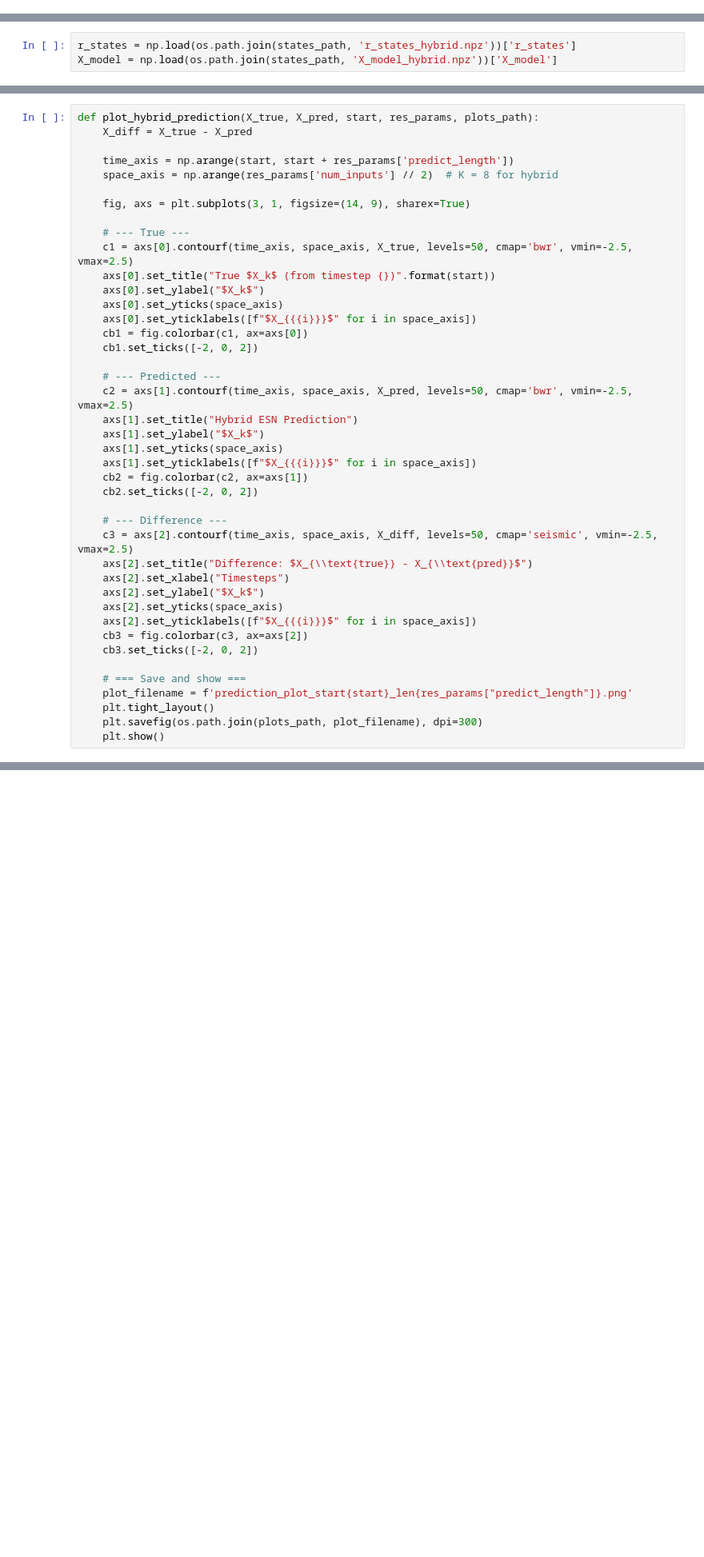
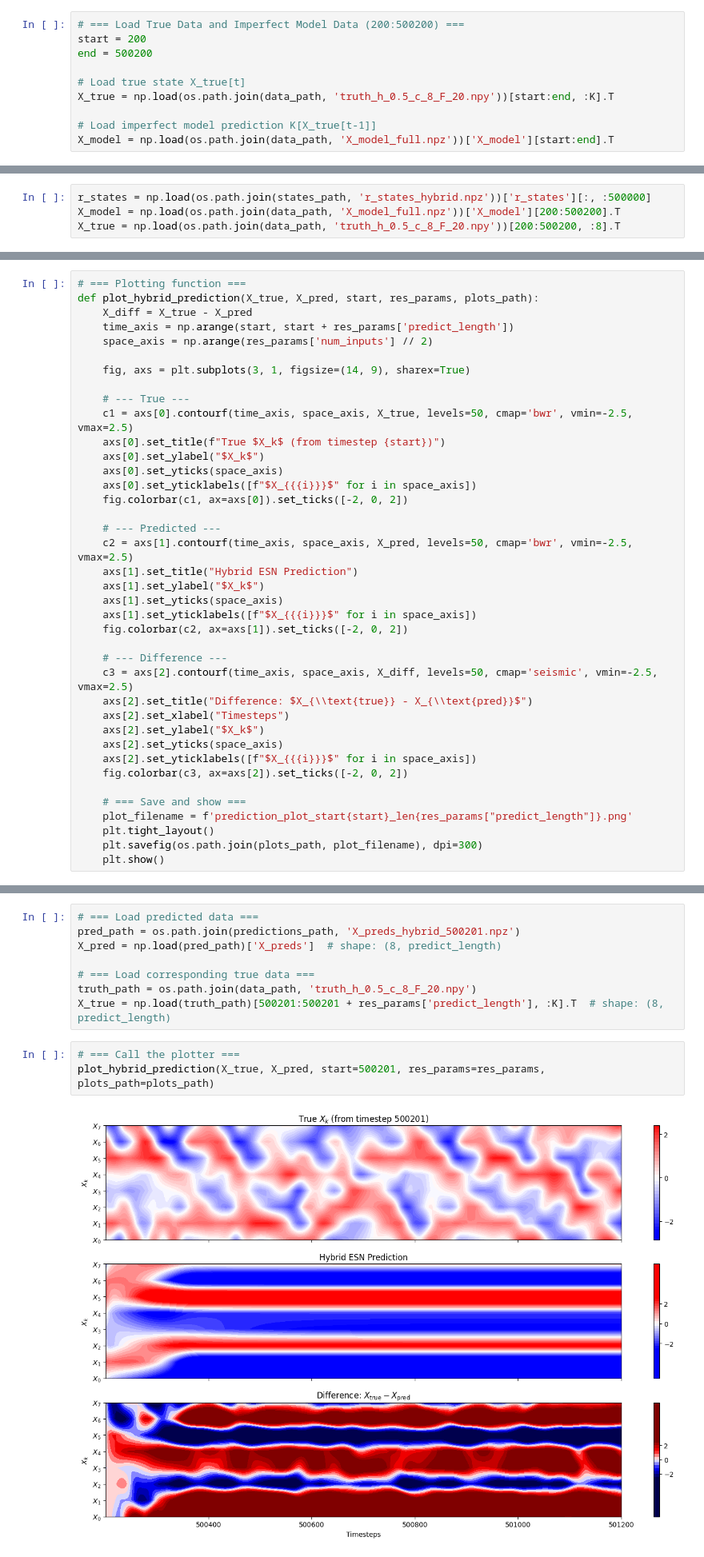
Before and after one commit to mcvlix/lorenz-96-hybrid-esn, a Jupyter notebook: hybrid_rcesn.ipynb, the cells around one changed output, grey strips where cells are left out. Shown: that part at 80% size. Drawn from its saved outputs; the diff is of its cells as text; blank space fills up the shorter version.

Commit message:
trained hybrid esn

```diff
--- a/hybrid_rcesn.ipynb
+++ b/hybrid_rcesn.ipynb
@@ -273,3 +362,13 @@ Win = build_input_weights(res_params['N'], res_params['num_inputs'], res_params[
 # %% [output]
 Generating Reservoir
 Building Input Weights
+# %%
+# === Load True Data and Imperfect Model Data (200:500200) ===
+start = 200
+end = 500200
+
+# Load true state X_true[t]
+X_true = np.load(os.path.join(data_path, 'truth_h_0.5_c_8_F_20.npy'))[start:end, :K].T
+
+# Load imperfect model prediction K[X_true[t-1]]
+X_model = np.load(os.path.join(data_path, 'X_model_full.npz'))['X_model'][start:end].T
@@ -293,3 +420,4 @@ gc.collect()
 # %%
-r_states = np.load(os.path.join(states_path, 'r_states_hybrid.npz'))['r_states']
-X_model = np.load(os.path.join(states_path, 'X_model_hybrid.npz'))['X_model']
+r_states = np.load(os.path.join(states_path, 'r_states_hybrid.npz'))['r_states'][:, :500000]
+X_model = np.load(os.path.join(data_path, 'X_model_full.npz'))['X_model'][200:500200].T
+X_true = np.load(os.path.join(data_path, 'truth_h_0.5_c_8_F_20.npy'))[200:500200, :8].T
@@ -436,20 +602,19 @@ gc.collect()
 # %%
+# === Plotting function ===
 def plot_hybrid_prediction(X_true, X_pred, start, res_params, plots_path):
     X_diff = X_true - X_pred
-
     time_axis = np.arange(start, start + res_params['predict_length'])
-    space_axis = np.arange(res_params['num_inputs'] // 2)  # K = 8 for hybrid
+    space_axis = np.arange(res_params['num_inputs'] // 2)
 
     fig, axs = plt.subplots(3, 1, figsize=(14, 9), sharex=True)
 
     # --- True ---
     c1 = axs[0].contourf(time_axis, space_axis, X_true, levels=50, cmap='bwr', vmin=-2.5, vmax=2.5)
-    axs[0].set_title("True $X_k$ (from timestep {})".format(start))
+    axs[0].set_title(f"True $X_k$ (from timestep {start})")
     axs[0].set_ylabel("$X_k$")
     axs[0].set_yticks(space_axis)
     axs[0].set_yticklabels([f"$X_{{{i}}}$" for i in space_axis])
-    cb1 = fig.colorbar(c1, ax=axs[0])
-    cb1.set_ticks([-2, 0, 2])
+    fig.colorbar(c1, ax=axs[0]).set_ticks([-2, 0, 2])
 
     # --- Predicted ---
     c2 = axs[1].contourf(time_axis, space_axis, X_pred, levels=50, cmap='bwr', vmin=-2.5, vmax=2.5)
@@ -457,8 +622,7 @@ def plot_hybrid_prediction(X_true, X_pred, start, res_params, plots_path):
     axs[1].set_ylabel("$X_k$")
     axs[1].set_yticks(space_axis)
     axs[1].set_yticklabels([f"$X_{{{i}}}$" for i in space_axis])
-    cb2 = fig.colorbar(c2, ax=axs[1])
-    cb2.set_ticks([-2, 0, 2])
+    fig.colorbar(c2, ax=axs[1]).set_ticks([-2, 0, 2])
 
     # --- Difference ---
     c3 = axs[2].contourf(time_axis, space_axis, X_diff, levels=50, cmap='seismic', vmin=-2.5, vmax=2.5)
@@ -467,8 +631,7 @@ def plot_hybrid_prediction(X_true, X_pred, start, res_params, plots_path):
     axs[2].set_ylabel("$X_k$")
     axs[2].set_yticks(space_axis)
     axs[2].set_yticklabels([f"$X_{{{i}}}$" for i in space_axis])
-    cb3 = fig.colorbar(c3, ax=axs[2])
-    cb3.set_ticks([-2, 0, 2])
+    fig.colorbar(c3, ax=axs[2]).set_ticks([-2, 0, 2])
 
     # === Save and show ===
     plot_filename = f'prediction_plot_start{start}_len{res_params["predict_length"]}.png'
@@ -545,0 +641,13 @@ Starting imperfect RK4 simulation...
+# %%
+# === Load predicted data ===
+pred_path = os.path.join(predictions_path, 'X_preds_hybrid_500201.npz')
+X_pred = np.load(pred_path)['X_preds']  # shape: (8, predict_length)
+
+# === Load corresponding true data ===
+truth_path = os.path.join(data_path, 'truth_h_0.5_c_8_F_20.npy')
+X_true = np.load(truth_path)[500201:500201 + res_params['predict_length'], :K].T  # shape: (8, predict_length)
+# %%
+# === Call the plotter ===
+plot_hybrid_prediction(X_true, X_pred, start=500201, res_params=res_params, plots_path=plots_path)
+# %% [output]
+[figure, added]
```
Also changed, not shown: parts of 38 cells of this notebook.
